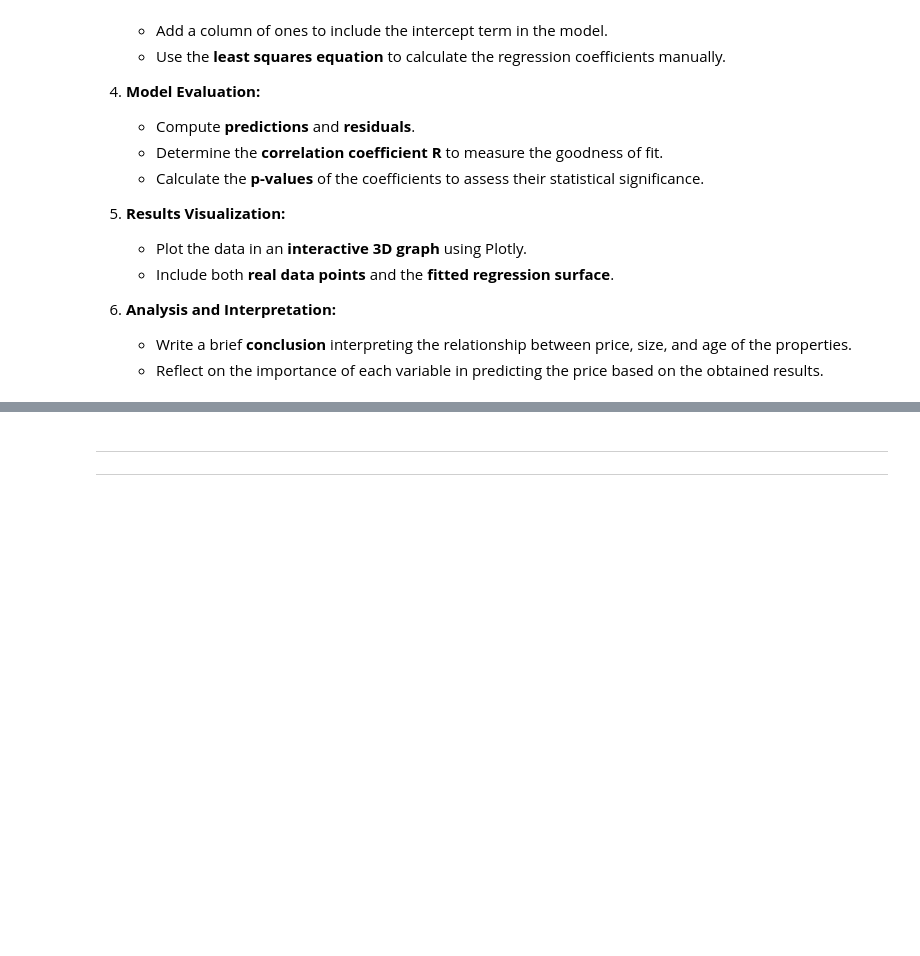
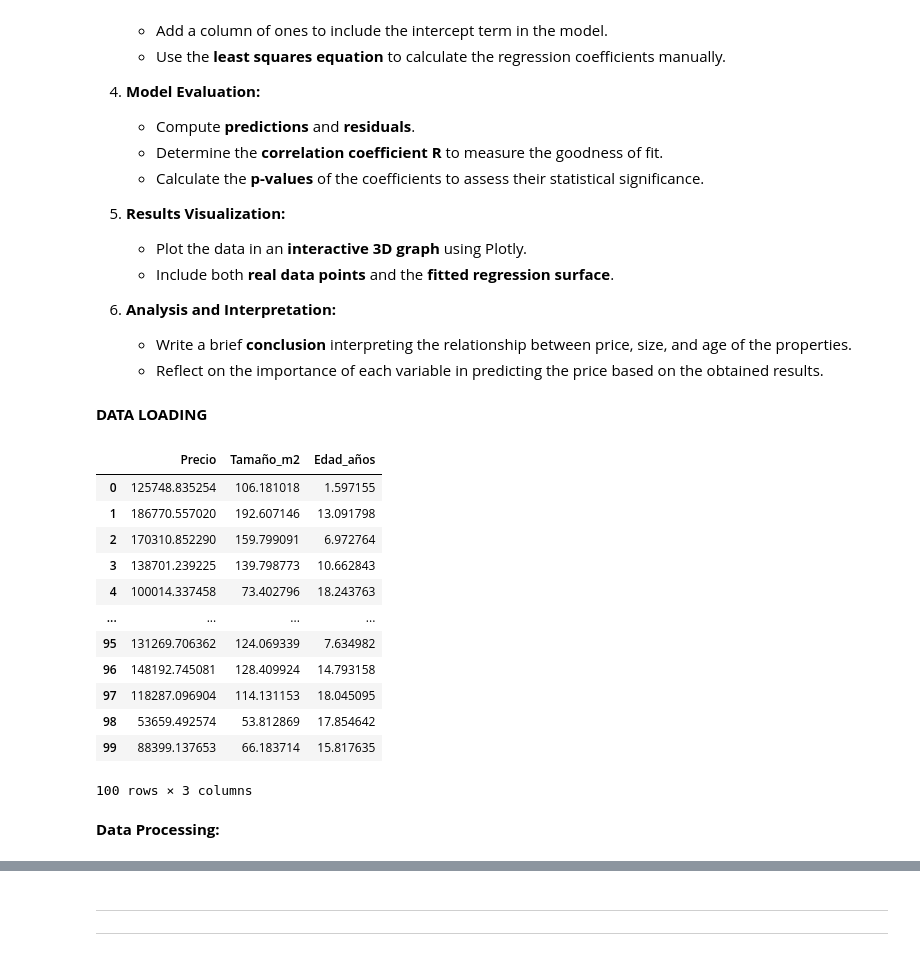
Before and after one commit to 22277527/MTV_MartinezOrtsHugo, a Jupyter notebook: Modulo 2 Anova/Multivariate analysis/UA2_S1.ipynb, the cells around one changed output, grey strips where cells are left out. Saved outputs shown, nothing was run; the diff lists cells and outputs as text; code cells hidden in the pictures; blank space fills up the shorter version.

```diff
--- a/Modulo 2 Anova/Multivariate analysis/UA2_S1.ipynb
+++ b/Modulo 2 Anova/Multivariate analysis/UA2_S1.ipynb
@@ -33,3 +33,5 @@ In this exercise, you will analyze the impact of **size (m²)** and **age (years
 6. **Analysis and Interpretation:**
    - Write a brief **conclusion** interpreting the relationship between price, size, and age of the properties.
    - Reflect on the importance of each variable in predicting the price based on the obtained results.
+# %% [markdown]
+**DATA LOADING**
@@ -35,0 +43,19 @@ In this exercise, you will analyze the impact of **size (m²)** and **age (years
+# %%
+df = pd.read_csv('Datos_de_Precio_de_Propiedades.csv')
+display(df)
+# %% [output]
+|  | Precio | Tamaño_m2 | Edad_años |
+| 0 | 125748.835254 | 106.181018 | 1.597155 |
+| 1 | 186770.557020 | 192.607146 | 13.091798 |
+| 2 | 170310.852290 | 159.799091 | 6.972764 |
+| 3 | 138701.239225 | 139.798773 | 10.662843 |
+| 4 | 100014.337458 | 73.402796 | 18.243763 |
+| ... | ... | ... | ... |
+| 95 | 131269.706362 | 124.069339 | 7.634982 |
+| 96 | 148192.745081 | 128.409924 | 14.793158 |
+| 97 | 118287.096904 | 114.131153 | 18.045095 |
+| 98 | 53659.492574 | 53.812869 | 17.854642 |
+| 99 | 88399.137653 | 66.183714 | 15.817635 |
+100 rows × 3 columns
+# %% [markdown]
+**Data Processing:**
```
Also changed, not shown: parts of 34 cells of this notebook.
